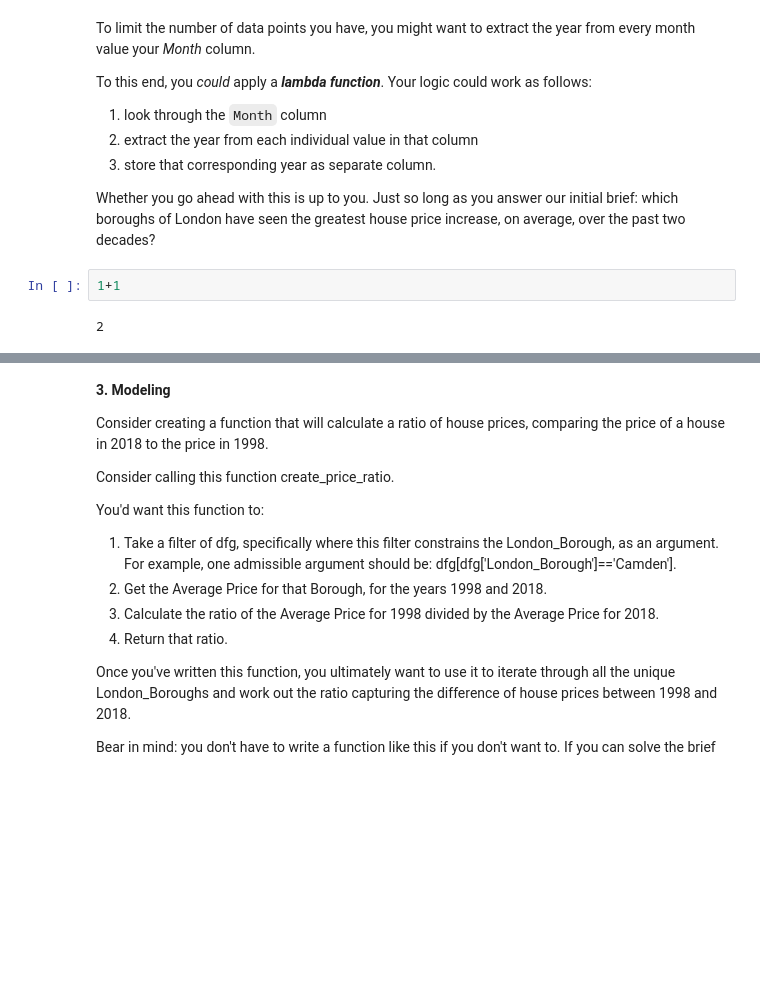
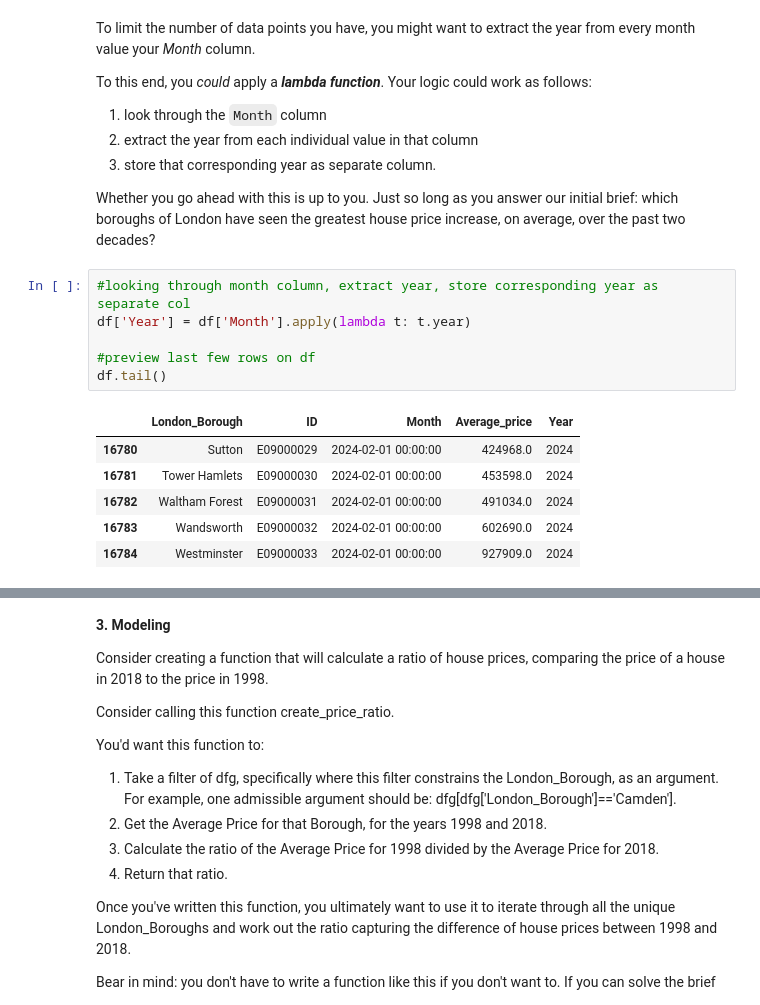
Before and after one commit to lmpweik/springboardbc, a Jupyter notebook: London Housing Case Study - Tier 3.ipynb, the cells around one changed output, grey strips where cells are left out. Saved outputs shown, nothing was run; the diff lists cells and outputs as text; blank space fills up the shorter version.

Commit message:
Update London Housing Case Study - Tier 3.ipynb
finalized additions and corrections

```diff
--- a/London Housing Case Study - Tier 3.ipynb
+++ b/London Housing Case Study - Tier 3.ipynb
@@ -526,7 +523,16 @@ To this end, you *could* apply a ***lambda function***. Your logic could work as
 3. store that corresponding year as separate column.
 
 Whether you go ahead with this is up to you. Just so long as you answer our initial brief: which boroughs of London have seen the greatest house price increase, on average, over the past two decades?
-# %%
-1+1
-# %% [output]
-2
+# %%
+#looking through month column, extract year, store corresponding year as separate col
+df['Year'] = df['Month'].apply(lambda t: t.year)
+
+#preview last few rows on df
+df.tail()
+# %% [output]
+|  | London_Borough | ID | Month | Average_price | Year |
+| 16780 | Sutton | E09000029 | 2024-02-01 00:00:00 | 424968.0 | 2024 |
+| 16781 | Tower Hamlets | E09000030 | 2024-02-01 00:00:00 | 453598.0 | 2024 |
+| 16782 | Waltham Forest | E09000031 | 2024-02-01 00:00:00 | 491034.0 | 2024 |
+| 16783 | Wandsworth | E09000032 | 2024-02-01 00:00:00 | 602690.0 | 2024 |
+| 16784 | Westminster | E09000033 | 2024-02-01 00:00:00 | 927909.0 | 2024 |
```
Also changed, not shown: parts of 13 cells of this notebook.
